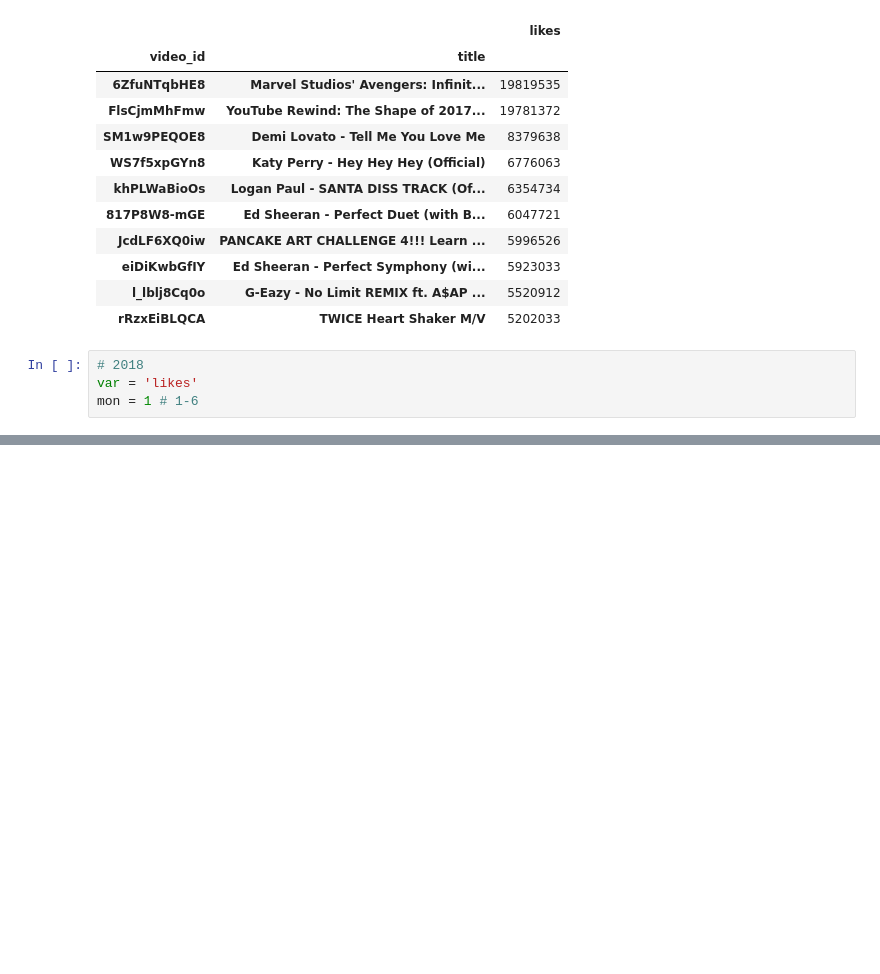
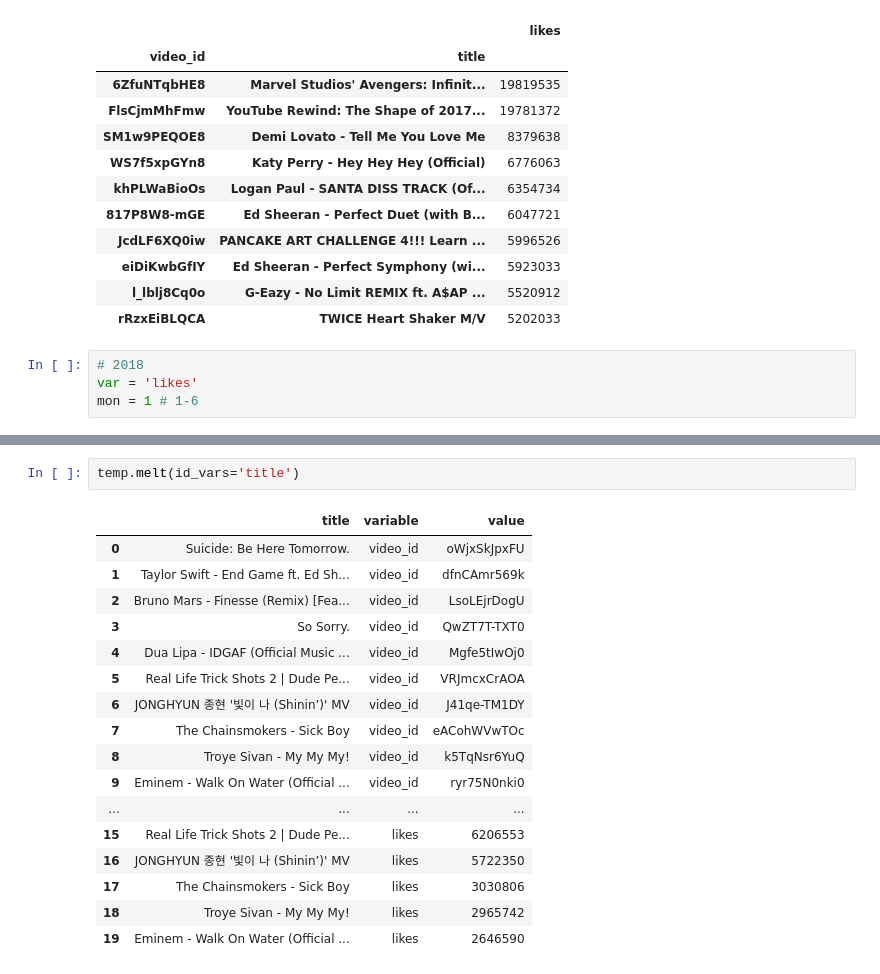
Before and after one commit to criswada/Lovelace, a Jupyter notebook: notebooks/Analise_exploratoria.ipynb, the cells around one changed output, grey strips where cells are left out. Saved outputs shown, nothing was run; the diff lists cells and outputs as text; blank space fills up the shorter version.

```diff
--- a/notebooks/Analise_exploratoria.ipynb
+++ b/notebooks/Analise_exploratoria.ipynb
@@ -175,0 +198,20 @@ df_2018.loc[df.trending_date.dt.month == mon, ['video_id', 'title', var]].groupb
+# %%
+temp.melt(id_vars='title')
+# %% [output]
+|  | title | variable | value |
+| 0 | Suicide: Be Here Tomorrow. | video_id | oWjxSkJpxFU |
+| 1 | Taylor Swift - End Game ft. Ed Sh... | video_id | dfnCAmr569k |
+| 2 | Bruno Mars - Finesse (Remix) [Fea... | video_id | LsoLEjrDogU |
+| 3 | So Sorry. | video_id | QwZT7T-TXT0 |
+| 4 | Dua Lipa - IDGAF (Official Music ... | video_id | Mgfe5tIwOj0 |
+| 5 | Real Life Trick Shots 2 | Dude Pe... | video_id | VRJmcxCrAOA |
+| 6 | JONGHYUN 종현 '빛이 나 (Shinin’)' MV | video_id | J41qe-TM1DY |
+| 7 | The Chainsmokers - Sick Boy | video_id | eACohWVwTOc |
+| 8 | Troye Sivan - My My My! | video_id | k5TqNsr6YuQ |
+| 9 | Eminem - Walk On Water (Official ... | video_id | ryr75N0nki0 |
+| ... | ... | ... | ... |
+| 15 | Real Life Trick Shots 2 | Dude Pe... | likes | 6206553 |
+| 16 | JONGHYUN 종현 '빛이 나 (Shinin’)' MV | likes | 5722350 |
+| 17 | The Chainsmokers - Sick Boy | likes | 3030806 |
+| 18 | Troye Sivan - My My My! | likes | 2965742 |
+| 19 | Eminem - Walk On Water (Official ... | likes | 2646590 |
```
Also changed, not shown: parts of 4 cells of this notebook.
